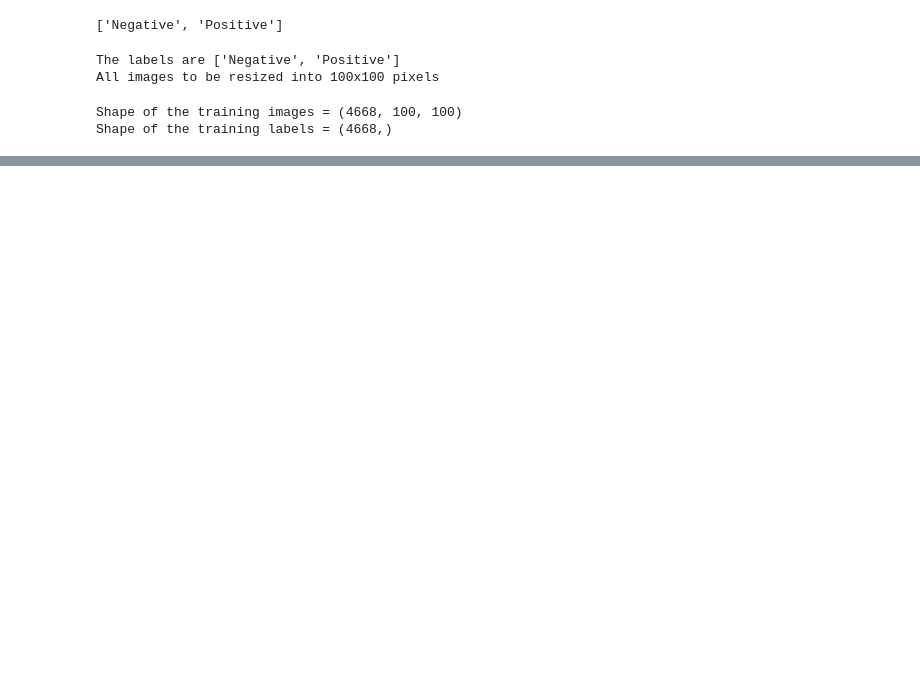
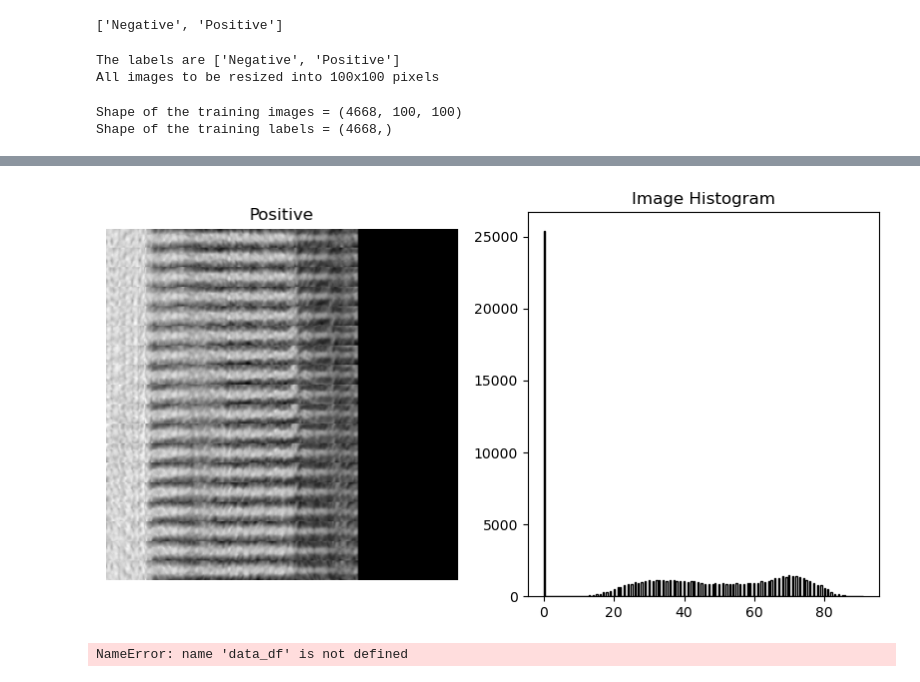
Before and after one commit to leezael/VisIQ, a Jupyter notebook: notebooks/coronary/eda.ipynb, the cells around one changed output, grey strips where cells are left out. Drawn from its saved outputs; the diff is of its cells as text; code cells hidden in the pictures; blank space fills up the shorter version.

```diff
--- a/notebooks/coronary/eda.ipynb
+++ b/notebooks/coronary/eda.ipynb
@@ -188,0 +277,13 @@ Number of POSITIVE images = 2364
+# %%
+def plot_img_hist(img, title):
+    fig, ax = plt.subplots(1, 2, figsize=(10, 5))
+    ax[0].imshow(img, cmap='gray')
+    ax[0].set_title(title)
+    ax[0].axis('off')
+    ax[1].hist(img.ravel(), bins=256, histtype='step', color='black')
+    ax[1].set_title('Image Histogram')
+    plt.show()
+# %%
+plot_img_hist(img[:,:,0], 'Positive')
+# %% [output]
+[figure, added]
@@ -188,0 +303,4 @@ Number of POSITIVE images = 2364
+# %%
+plot_img_hist(.iloc[:1]['IMAGE'],2)
+# %% [output]
+NameError: name 'data_df' is not defined
```
Also changed, not shown: parts of 24 cells of this notebook.
